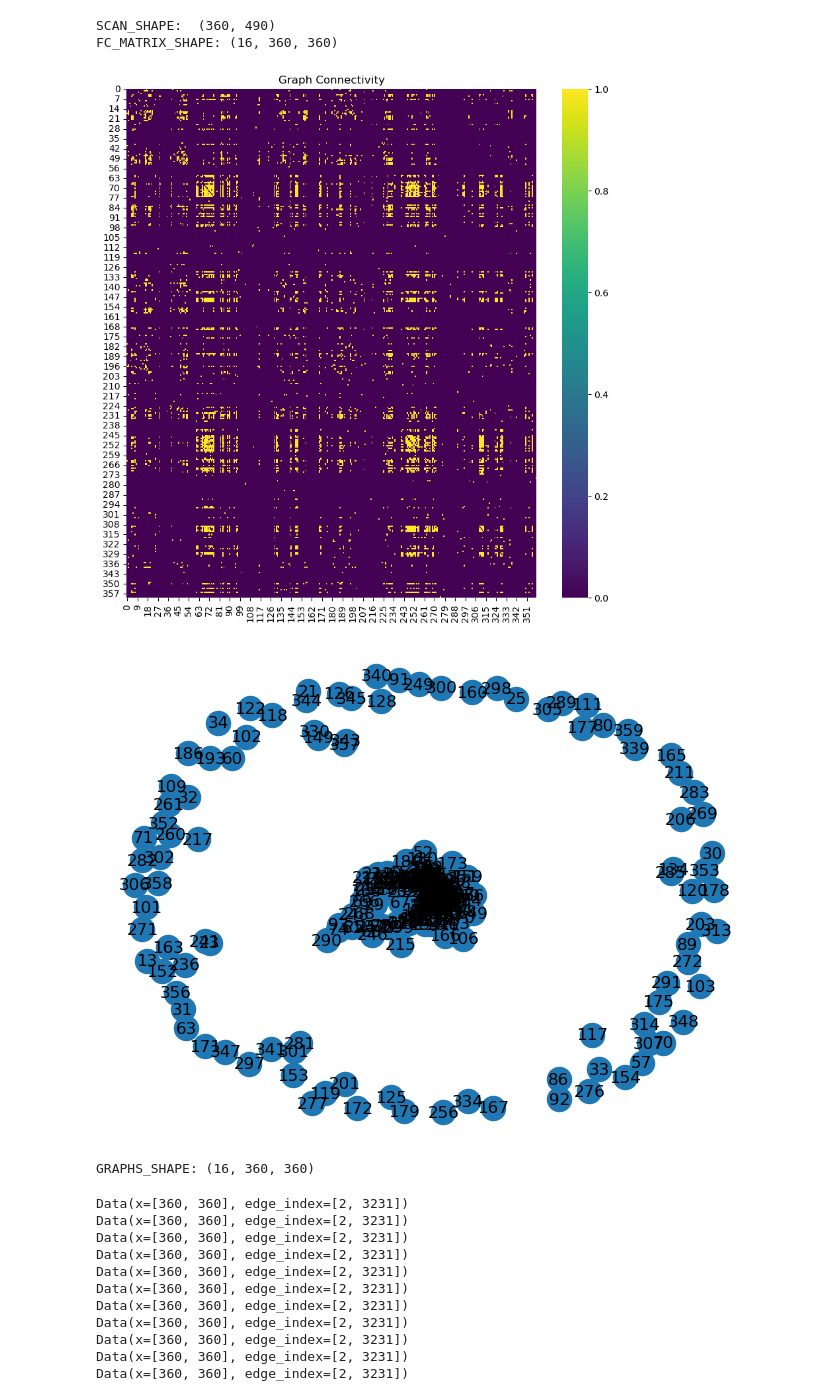
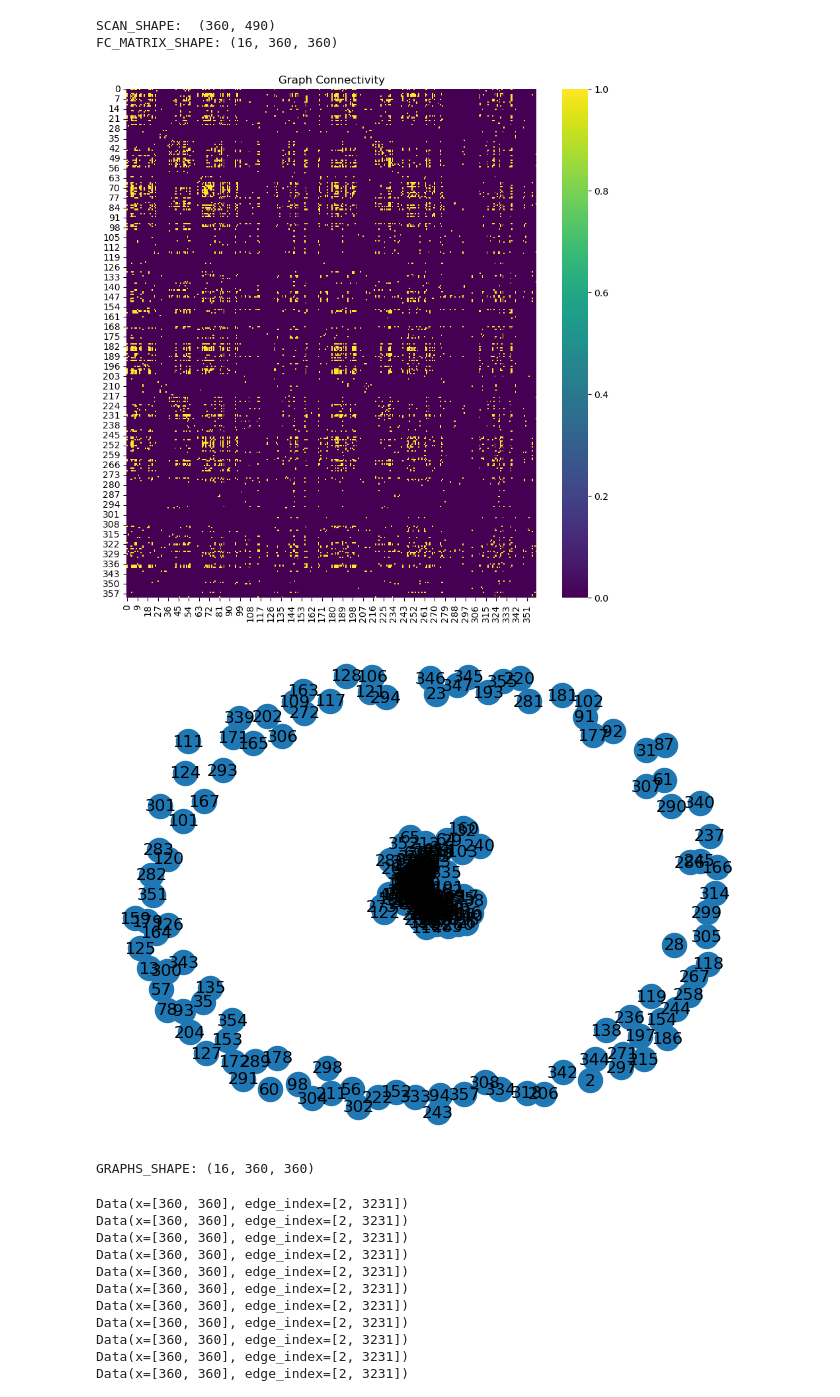
Before and after one commit to mattciff5/graphs-nn, a Jupyter notebook: notebooks/starting.ipynb, the cells around one changed output. Drawn from its saved outputs; the diff is of its cells as text; code cells hidden in the pictures.

```diff
--- a/notebooks/starting.ipynb
+++ b/notebooks/starting.ipynb
@@ -5,8 +5,8 @@ import torch
 import matplotlib.pyplot as plt
 import seaborn as sns
 # %%
-path_conn = '/Users/matteociferri/Documents/GitHub/dbgdgm/data/hcp/raw/100206_0.npy'
-path_brain_region = '/Users/matteociferri/Documents/GitHub/dbgdgm/data/brain_regions.csv'
+path_conn = '../data/hcp/raw/100206_0.npy'
+path_brain_region = '../data/brain_regions.csv'
 
 # Load the connectivity matrix
 connectivity_matrix = np.load(path_conn)
@@ -28,7 +28,7 @@ print(brain_regions.head())
 # plt.show()
 
 plt.figure(figsize=(10, 10))
-plt.plot(connectivity_matrix[0])
+plt.plot(connectivity_matrix[359])
 plt.title('Connectivity Matrix Time Series')
 plt.show()
 # %% [output]
@@ -82,31 +82,31 @@ def threshold_fc_matrix(fc_matrix, percentile=5):
     return graph
 
 # Example of thresholding one FC matrix
-graphs = [threshold_fc_matrix(fc) for fc in fc_matrices]     # --> ho 16 grafi
+graphs = [threshold_fc_matrix(fc) for fc in fc_matrices]     # --> ho 16 grafi, per ogni time_window (30)
 
 # Heatmap of one graph of 16
 plt.figure(figsize=(10, 10))
-sns.heatmap(graphs[1], cmap='viridis')
+sns.heatmap(graphs[0], cmap='viridis')
 plt.title('Graph Connectivity')
 plt.show()
 # %% [output]
 SCAN_SHAPE:  (360, 490)
 FC_MATRIX_SHAPE: (16, 360, 360)
-[figure, old version]
+[figure, new version]
 # %%
 import networkx as nx
 
 def create_networkx_graph(matrix):
     G = nx.Graph(matrix)
     return G
 
 # Visualize one graph using NetworkX
-G = create_networkx_graph(graphs[3])
+G = create_networkx_graph(graphs[0])
 nx.draw(G, with_labels=True)
 plt.show()
 print("GRAPHS_SHAPE:" ,np.array(graphs).shape)
 # %% [output]
-[figure, old version]
+[figure, new version]
 GRAPHS_SHAPE: (16, 360, 360)
 # %%
 from torch_geometric.data import Data
```
Also changed, not shown: parts of 2 cells of this notebook.
